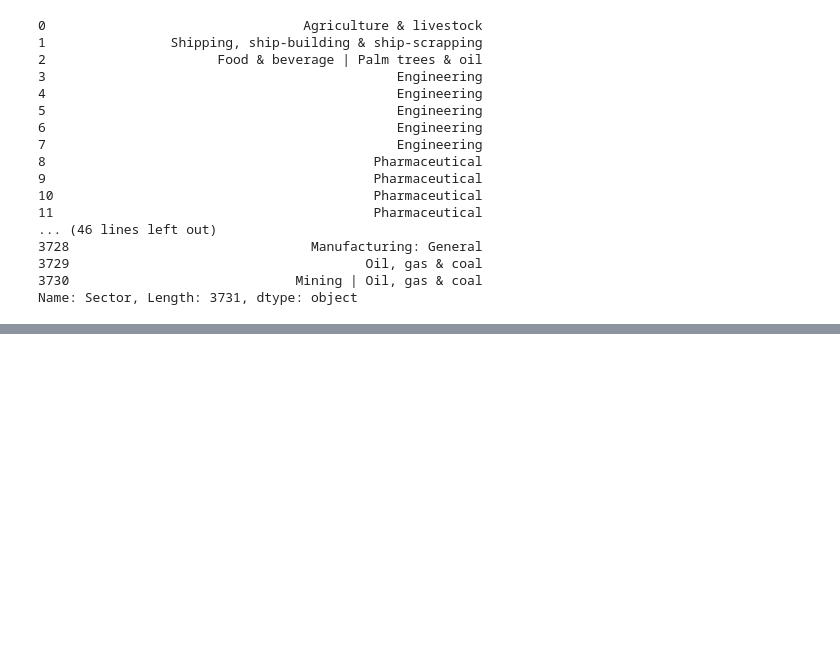
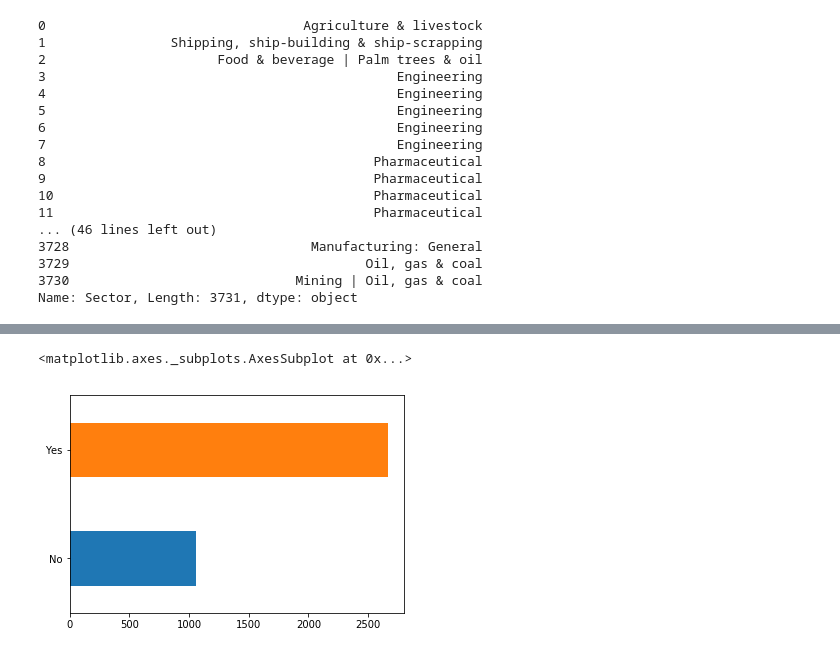
Before and after one commit to maxarvid/data-studio, a Jupyter notebook: code/07_bhr/01_EDA.ipynb, the cells around one changed output, grey strips where cells are left out. Cells and saved outputs as stored; diff of their text form; code cells hidden in the pictures; blank space fills up the shorter version.

```diff
--- a/code/07_bhr/01_EDA.ipynb
+++ b/code/07_bhr/01_EDA.ipynb
@@ -145,0 +143,5 @@ Name: Sector, Length: 3731, dtype: object
+# %%
+df.Responded.value_counts().sort_values().plot(kind='barh')
+# %% [output]
+<matplotlib.axes._subplots.AxesSubplot at 0x...>
+[figure, added]
```
Also changed, not shown: parts of 9 cells of this notebook.
